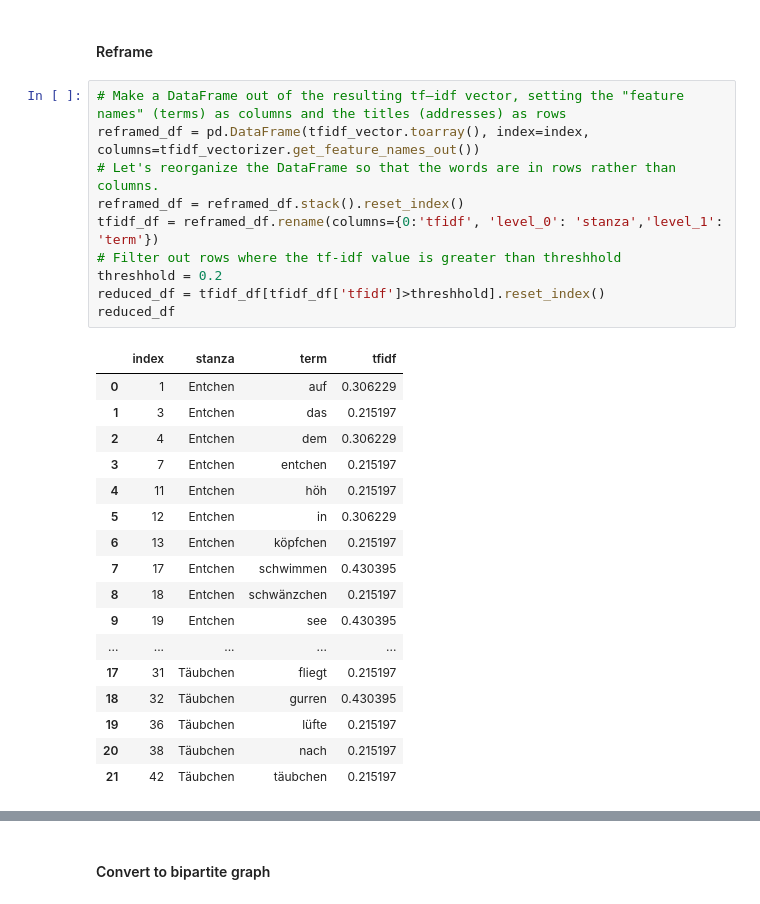
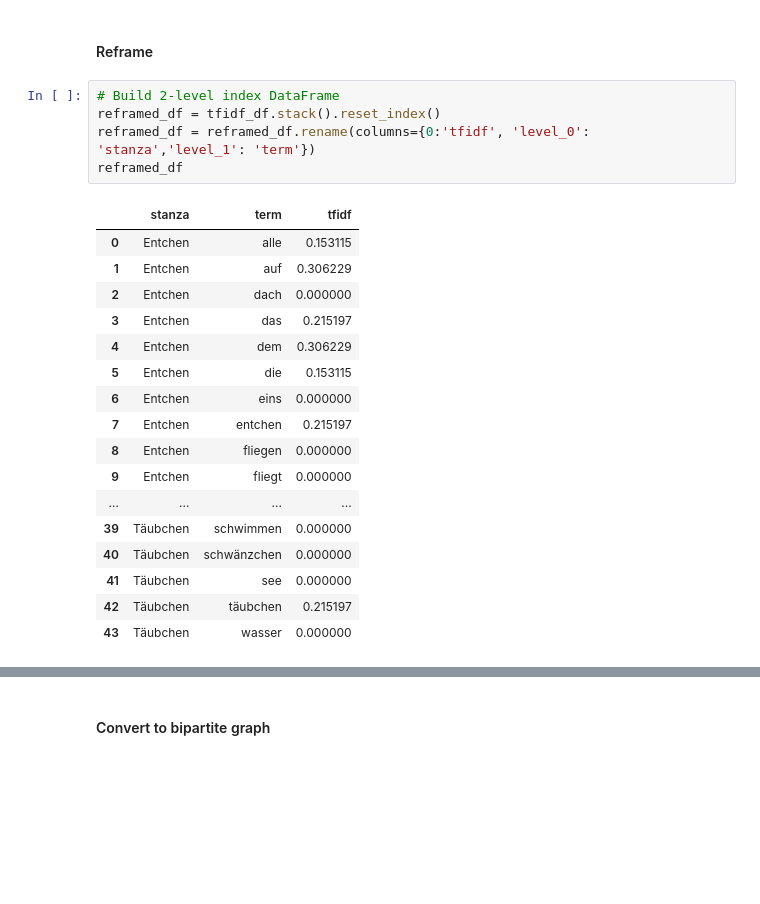
Before and after one commit to nluttenberger/methods_26, a Jupyter notebook: xxx-method school samples.ipynb, the cells around one changed output, grey strips where cells are left out. Cells and saved outputs as stored; diff of their text form; blank space fills up the shorter version.

```diff
--- a/xxx-method school samples.ipynb
+++ b/xxx-method school samples.ipynb
@@ -86,31 +88,26 @@ täubchen     0.000000  0.215197
 wasser       0.215197  0.000000
 # %% [markdown]
 #### Reframe
-# %%
-# Make a DataFrame out of the resulting tf–idf vector, setting the "feature names" (terms) as columns and the titles (addresses) as rows
-reframed_df = pd.DataFrame(tfidf_vector.toarray(), index=index, columns=tfidf_vectorizer.get_feature_names_out())
-# Let's reorganize the DataFrame so that the words are in rows rather than columns.
-reframed_df = reframed_df.stack().reset_index()
-tfidf_df = reframed_df.rename(columns={0:'tfidf', 'level_0': 'stanza','level_1': 'term'})
-# Filter out rows where the tf-idf value is greater than threshhold
-threshhold = 0.2
-reduced_df = tfidf_df[tfidf_df['tfidf']>threshhold].reset_index()
-reduced_df
-# %% [output]
-|  | index | stanza | term | tfidf |
-| 0 | 1 | Entchen | auf | 0.306229 |
-| 1 | 3 | Entchen | das | 0.215197 |
-| 2 | 4 | Entchen | dem | 0.306229 |
-| 3 | 7 | Entchen | entchen | 0.215197 |
-| 4 | 11 | Entchen | höh | 0.215197 |
-| 5 | 12 | Entchen | in | 0.306229 |
-| 6 | 13 | Entchen | köpfchen | 0.215197 |
-| 7 | 17 | Entchen | schwimmen | 0.430395 |
-| 8 | 18 | Entchen | schwänzchen | 0.215197 |
-| 9 | 19 | Entchen | see | 0.430395 |
-| ... | ... | ... | ... | ... |
-| 17 | 31 | Täubchen | fliegt | 0.215197 |
-| 18 | 32 | Täubchen | gurren | 0.430395 |
-| 19 | 36 | Täubchen | lüfte | 0.215197 |
-| 20 | 38 | Täubchen | nach | 0.215197 |
-| 21 | 42 | Täubchen | täubchen | 0.215197 |
+# %%
+# Build 2-level index DataFrame
+reframed_df = tfidf_df.stack().reset_index()
+reframed_df = reframed_df.rename(columns={0:'tfidf', 'level_0': 'stanza','level_1': 'term'})
+reframed_df
+# %% [output]
+|  | stanza | term | tfidf |
+| 0 | Entchen | alle | 0.153115 |
+| 1 | Entchen | auf | 0.306229 |
+| 2 | Entchen | dach | 0.000000 |
+| 3 | Entchen | das | 0.215197 |
+| 4 | Entchen | dem | 0.306229 |
+| 5 | Entchen | die | 0.153115 |
+| 6 | Entchen | eins | 0.000000 |
+| 7 | Entchen | entchen | 0.215197 |
+| 8 | Entchen | fliegen | 0.000000 |
+| 9 | Entchen | fliegt | 0.000000 |
+| ... | ... | ... | ... |
+| 39 | Täubchen | schwimmen | 0.000000 |
+| 40 | Täubchen | schwänzchen | 0.000000 |
+| 41 | Täubchen | see | 0.000000 |
+| 42 | Täubchen | täubchen | 0.215197 |
+| 43 | Täubchen | wasser | 0.000000 |
```
Also changed, not shown: parts of 4 cells of this notebook, 4 other files.
